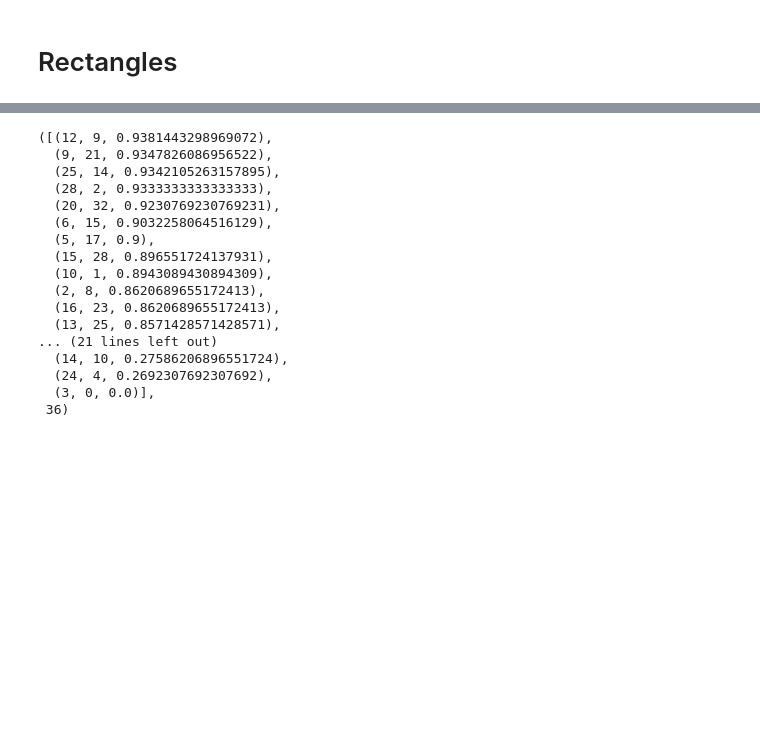
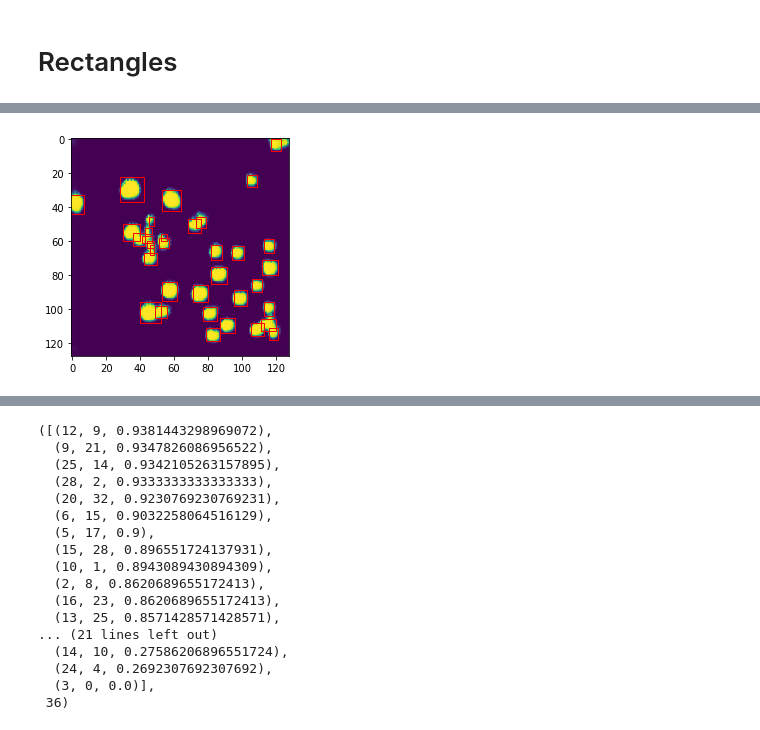
Before and after one commit to alexeyrodriguez/ds-bowl-2018, a Jupyter notebook: src/overfitting_metric.ipynb, the cells around one changed output, grey strips where cells are left out. Drawn from its saved outputs; the diff is of its cells as text; code cells hidden in the pictures; blank space fills up the shorter version.

```diff
--- a/src/overfitting_metric.ipynb
+++ b/src/overfitting_metric.ipynb
@@ -111,3 +114,7 @@ show_rects(rects, ix, zty)
+# %%
+show_rects(rects, ix, pty)
+# %% [output]
+[figure, added]
 # %%
 masks = unet_ext_masks.extract_masks(pty[ix], rects, thr=0.35)
 # %%
```
Also changed, not shown: parts of 15 cells of this notebook, 4 other files.
